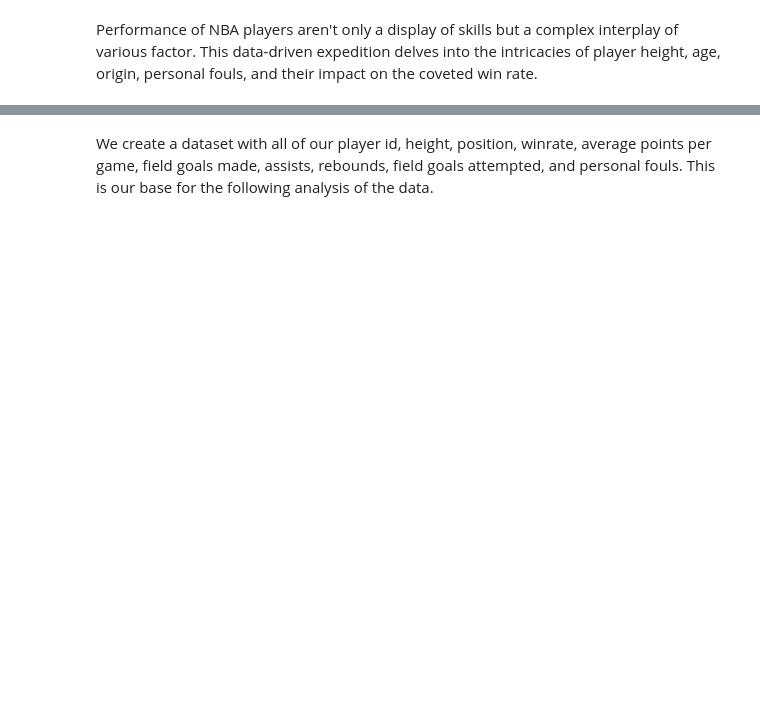
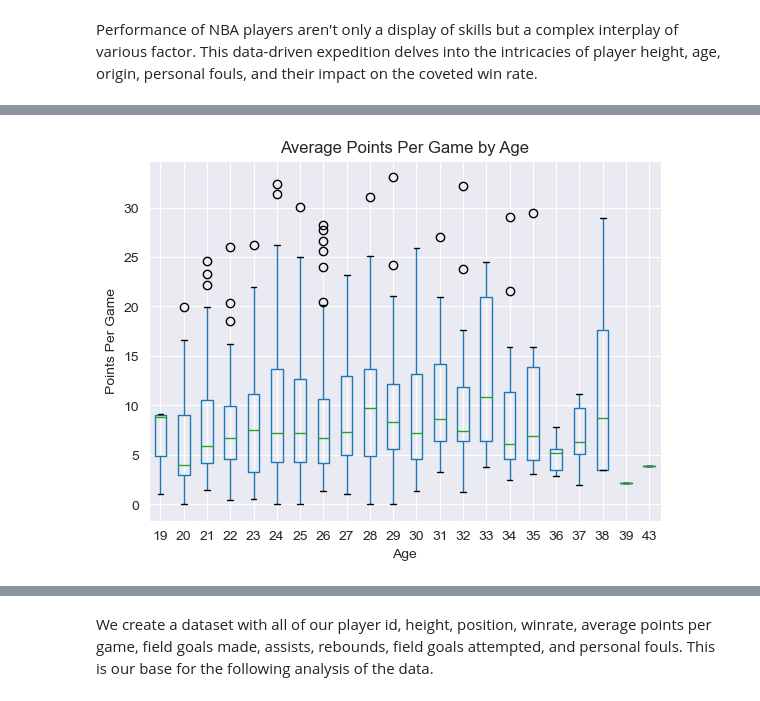
Before and after one commit to AudranTourneur/Projet-Python-NBA, a Jupyter notebook: analysis/Data_Report.ipynb, the cells around one changed output, grey strips where cells are left out. Cells and saved outputs as stored; diff of their text form; code cells hidden in the pictures; blank space fills up the shorter version.

```diff
--- a/analysis/Data_Report.ipynb
+++ b/analysis/Data_Report.ipynb
@@ -22,0 +161,23 @@ merged = create_players_dataset()
+# %%
+json_data = open('../data/players.json').read()
+data = json.loads(json_data)
+
+headers = data['resultSets'][0]['headers']
+actual_data = data['resultSets'][0]['rowSet']
+
+df = pd.DataFrame(actual_data, columns=headers)
+df = df[["AGE", "PTS", "GP"]]
+
+# Calculate the average point per game PTS / GP
+df["PPG"] = df["PTS"] / df["GP"]
+df["AGE"] = df["AGE"].astype(int)
+
+# Create a boxplot with PPG and AGE:
+df.boxplot(column="PPG", by="AGE")
+plt.title("Average Points Per Game by Age")
+plt.suptitle("")
+plt.xlabel("Age")
+plt.ylabel("Points Per Game")
+plt.show()
+# %% [output]
+[figure, added]
```
Also changed, not shown: parts of 15 cells of this notebook.
